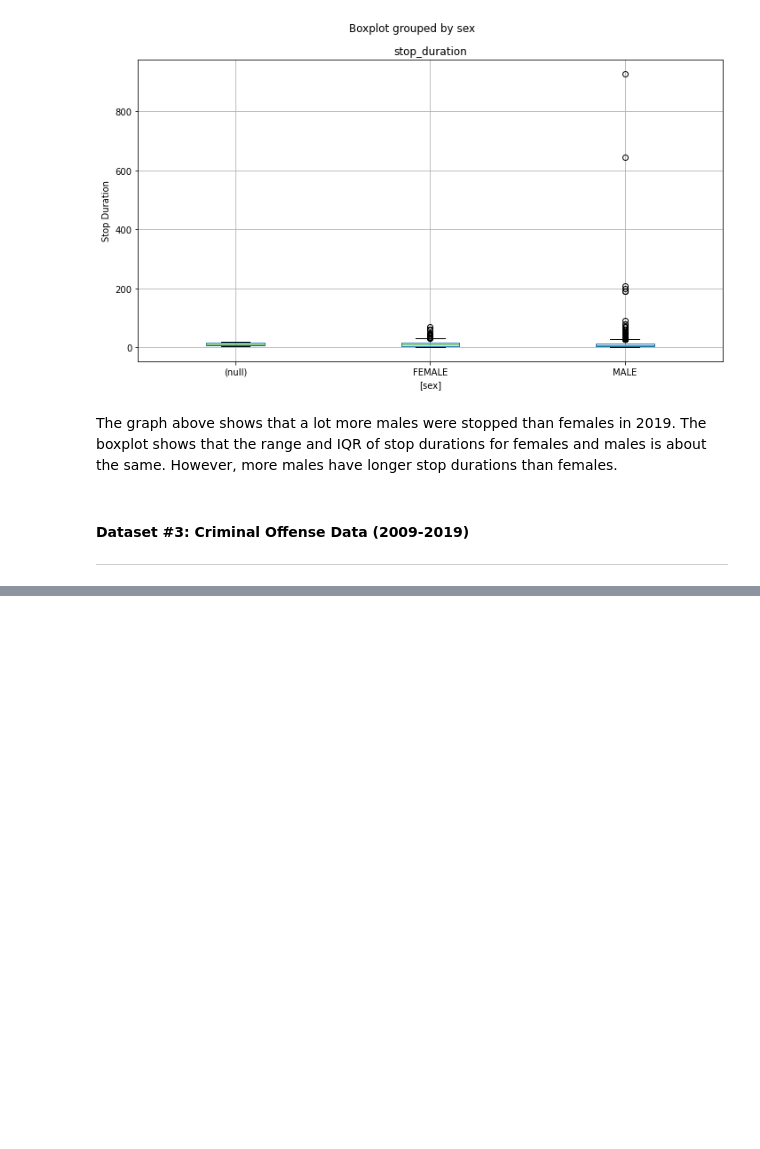
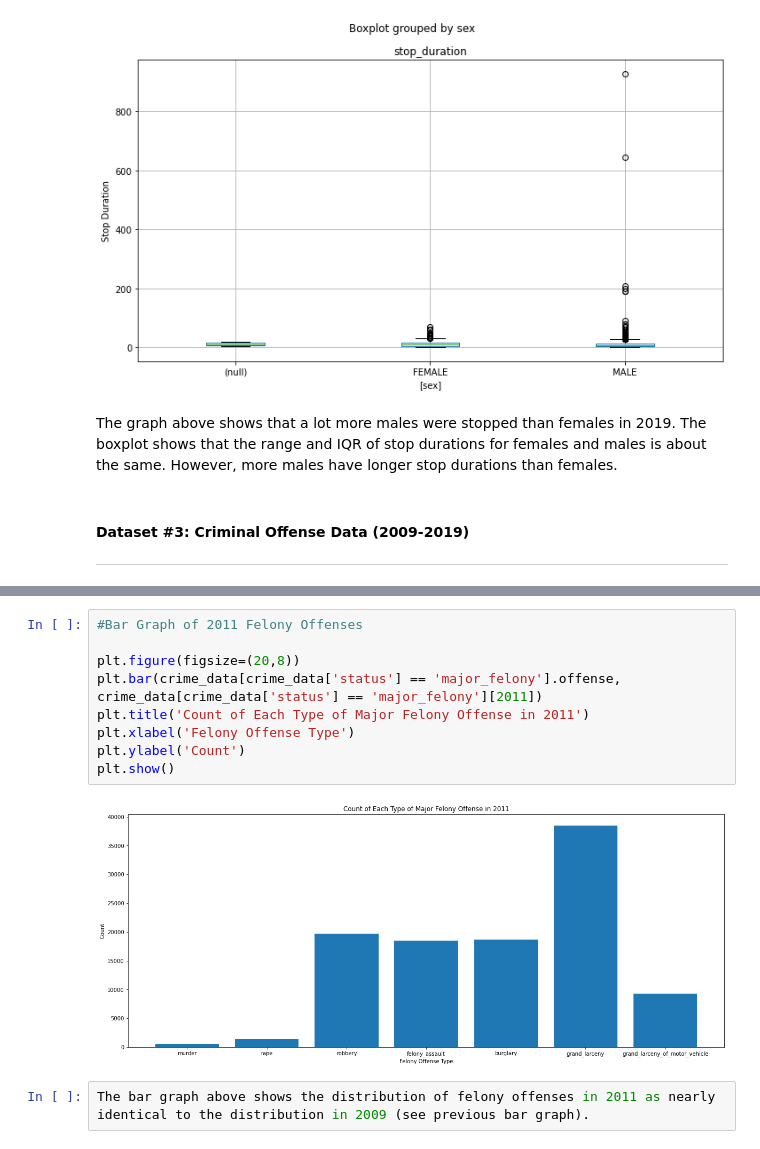
Before and after one commit to leajv123/Data-Science-Project-2950-, a Jupyter notebook: dataSciFinalProjectFINAL.ipynb, the cells around one changed output, grey strips where cells are left out. Cells and saved outputs as stored; diff of their text form; blank space fills up the shorter version.

```diff
--- a/dataSciFinalProjectFINAL.ipynb
+++ b/dataSciFinalProjectFINAL.ipynb
@@ -1003,0 +1046,13 @@ The graph above shows that a lot more males were stopped than females in 2019. T
+# %%
+#Bar Graph of 2011 Felony Offenses
+
+plt.figure(figsize=(20,8))
+plt.bar(crime_data[crime_data['status'] == 'major_felony'].offense, crime_data[crime_data['status'] == 'major_felony'][2011])
+plt.title('Count of Each Type of Major Felony Offense in 2011')
+plt.xlabel('Felony Offense Type')
+plt.ylabel('Count')
+plt.show()
+# %% [output]
+[figure, added]
+# %%
+The bar graph above shows the distribution of felony offenses in 2011 as nearly identical to the distribution in 2009 (see previous bar graph).
```
Also changed, not shown: parts of 5 cells of this notebook.
